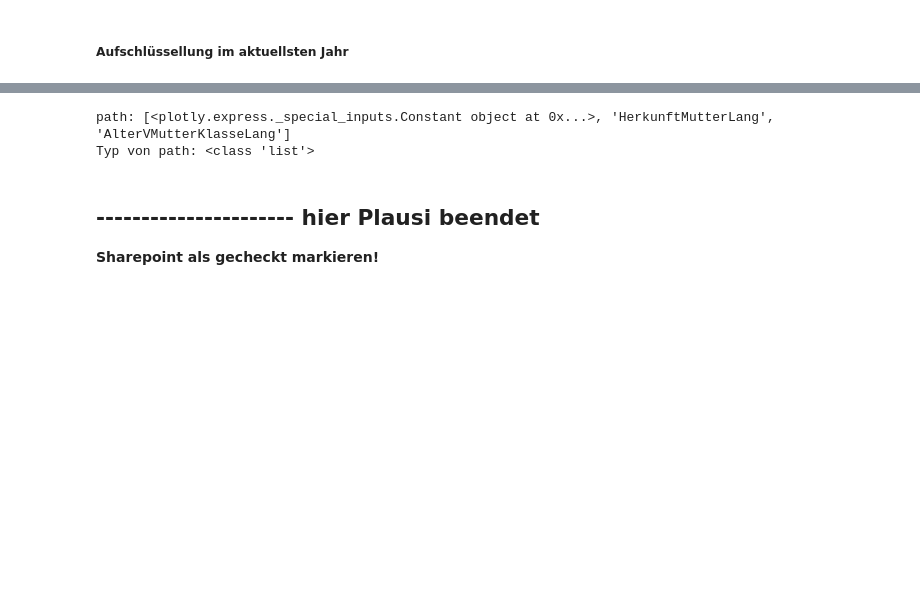
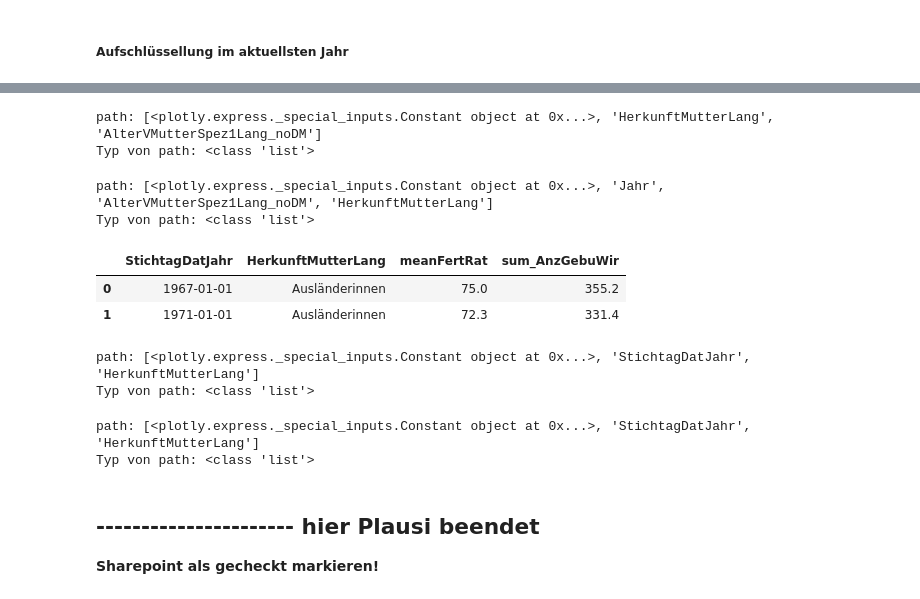
Before and after one commit to DonGoginho/double_team, a Jupyter notebook: plausis_made_easy/mypy_plausis_orig/plausi_bev_jahresupdates/4117_bev_fertilitaet_jahr_alterm_herkunftm_od411d.ipynb, the cells around one changed output, grey strips where cells are left out. Drawn from its saved outputs; the diff is of its cells as text; code cells hidden in the pictures; blank space fills up the shorter version.

```diff
--- a/plausis_made_easy/mypy_plausis_orig/plausi_bev_jahresupdates/4117_bev_fertilitaet_jahr_alterm_herkunftm_od411d.ipynb
+++ b/plausis_made_easy/mypy_plausis_orig/plausi_bev_jahresupdates/4117_bev_fertilitaet_jahr_alterm_herkunftm_od411d.ipynb
@@ -705,20 +724,81 @@ print(farben_dict_zc)
 # %%
 treeMap1 = mypy_dv.plot_px_treemap(
-    data=data2betested.loc[data_min_date:data_max_date].reset_index()
-    ,levels=['HerkunftMutterLang','AlterVMutterKlasseLang']
+    data=data2betested.loc[data_max_date].reset_index()
+    ,levels=['HerkunftMutterLang','AlterVMutterSpez1Lang_noDM']
     ,values="Fertilitaetsrate_noDM"
-    ,color="AlterVMutterKlasseLang"
+    ,color="AlterVMutterSpez1Lang_noDM"
     #, color_continuous_scale='Blues'
     ,color_discrete_map=farben_dict_zc
     ,height=400
-    ,width=1100
+    ,width=800
     #,margin_val_bottom=25
-    ,myHeaderTitle="Fertilitätsrate, "+str(data2betested.index.max())
+    ,myHeaderTitle="Fertilitätsrate, "+str(data2betested.index.max().year)
 )
 treeMap1
 # %% [output]
-path: [<plotly.express._special_inputs.Constant object at 0x...>, 'HerkunftMutterLang', 'AlterVMutterKlasseLang']
+path: [<plotly.express._special_inputs.Constant object at 0x...>, 'HerkunftMutterLang', 'AlterVMutterSpez1Lang_noDM']
 Typ von path: <class 'list'>
+# %%
+treeMap2 = mypy_dv.plot_px_treemap(
+    data=data2betested.loc[data_min_date:data_max_date].reset_index()
+    ,levels=['Jahr','AlterVMutterSpez1Lang_noDM','HerkunftMutterLang']
+    ,values="Fertilitaetsrate_noDM"
+    ,color="AlterVMutterSpez1Lang_noDM"
+    #, color_continuous_scale='Blues'
+    ,color_discrete_map=farben_dict_zc
+    ,height=400
+    ,width=1100
+    #,margin_val_bottom=25
+    ,myHeaderTitle="Fertilitätsrate, seit "+str(data2betested.index.min().year)
+)
+treeMap2
+# %% [output]
+path: [<plotly.express._special_inputs.Constant object at 0x...>, 'Jahr', 'AlterVMutterSpez1Lang_noDM', 'HerkunftMutterLang']
+Typ von path: <class 'list'>
+# %%
+myTM3 = data2betested.loc[data_min_date:data_max_date].reset_index() \
+    .groupby(['StichtagDatJahr', 'HerkunftMutterLang']) \
+    .agg(meanFertRat=('Fertilitaetsrate_noDM', 'mean'), sum_AnzGebuWir=('AnzGebuWir', 'mean')) \
+    .sort_values('meanFertRat', ascending=False)
+myTM3.reset_index().head(2)
+# %% [output]
+|  | StichtagDatJahr | HerkunftMutterLang | meanFertRat | sum_AnzGebuWir |
+| 0 | 1967-01-01 | Ausländerinnen | 75.0 | 355.2 |
+| 1 | 1971-01-01 | Ausländerinnen | 72.3 | 331.4 |
+# %%
+treeMap3 = mypy_dv.plot_px_treemap(
+    data=myTM3.reset_index()
+    ,levels=['StichtagDatJahr','HerkunftMutterLang']
+    ,values="meanFertRat"
+    ,color="HerkunftMutterLang"
+    #, color_continuous_scale='Blues'
+    ,color_discrete_map=farben_dict_zc
+    ,height=400
+    ,width=1100
+    #,margin_val_bottom=25
+    ,myHeaderTitle="Fertilitätsrate, seit "+str(data2betested.index.min().year)
+)
+treeMap3
+# %% [output]
+path: [<plotly.express._special_inputs.Constant object at 0x...>, 'StichtagDatJahr', 'HerkunftMutterLang']
+Typ von path: <class 'list'>
+# %%
+treeMap4 = mypy_dv.plot_px_treemap(
+    data=myTM3.reset_index()
+    ,levels=['StichtagDatJahr','HerkunftMutterLang']
+    ,values="sum_AnzGebuWir"
+    ,color="HerkunftMutterLang"
+    #, color_continuous_scale='Blues'
+    ,color_discrete_map=farben_dict_zc
+    ,height=400
+    ,width=1100
+    #,margin_val_bottom=25
+    ,myHeaderTitle="Anzahl Geburten, seit "+str(data2betested.index.min().year)
+)
+treeMap4
+# %% [output]
+path: [<plotly.express._special_inputs.Constant object at 0x...>, 'StichtagDatJahr', 'HerkunftMutterLang']
+Typ von path: <class 'list'>
 # %% [markdown]
 ## ---------------------- hier Plausi beendet
 
```
Also changed, not shown: parts of 35 cells of this notebook, 5 other files.
